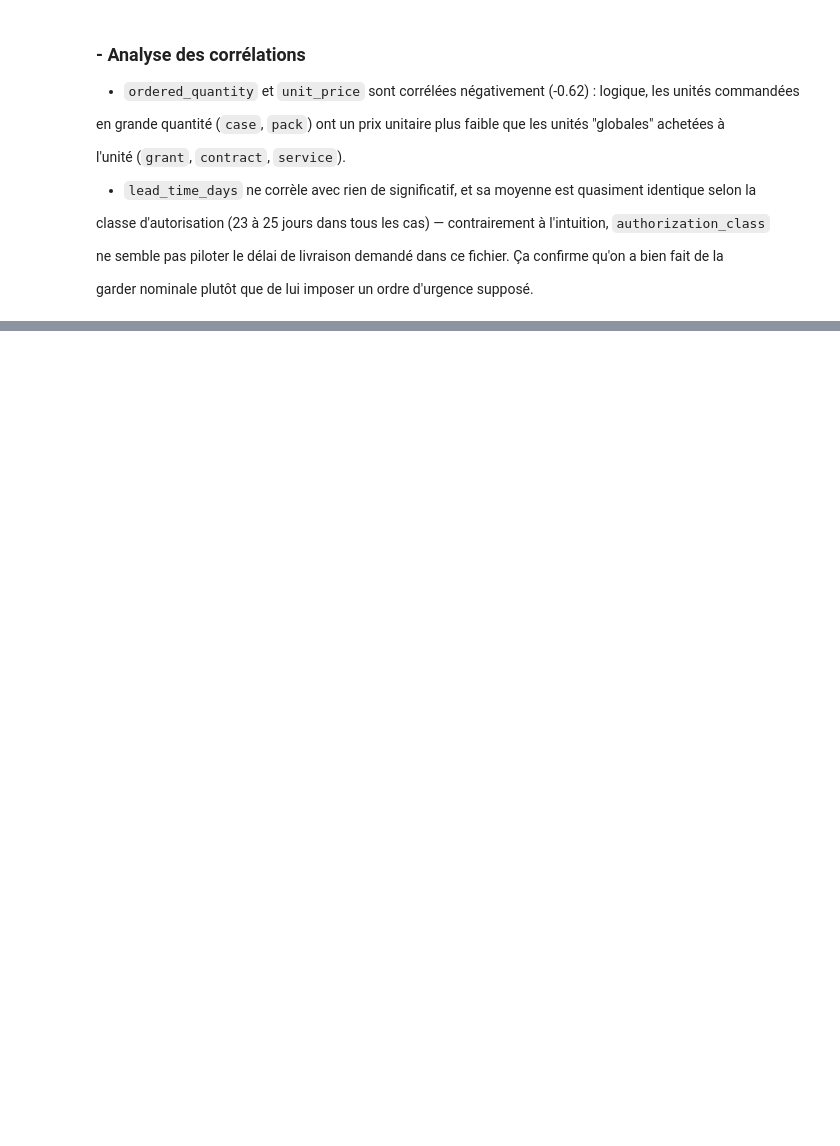
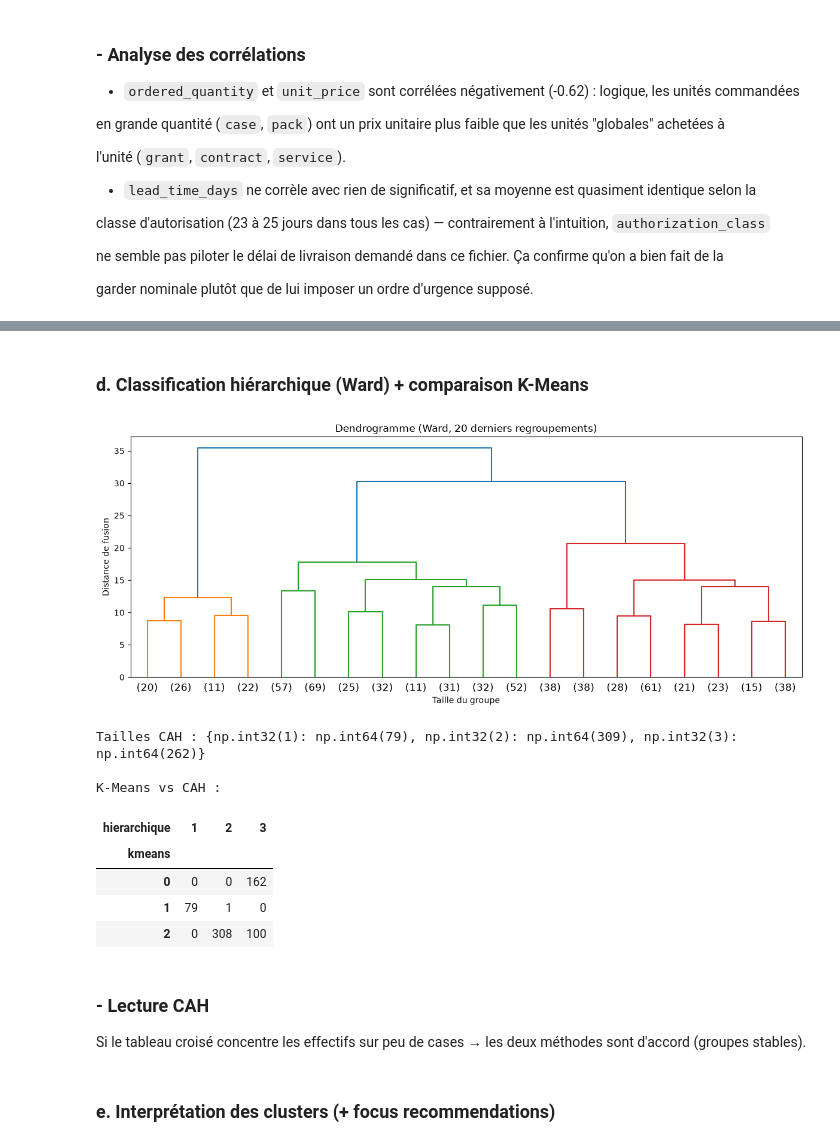
Before and after one commit to HananeDjouadi/G05-DataMining-2627, a Jupyter notebook: data/logistics/purchase_order_lines.ipynb, the cells around one changed output, grey strips where cells are left out. Cells and saved outputs as stored; diff of their text form; code cells hidden in the pictures; blank space fills up the shorter version.

```diff
--- a/data/logistics/purchase_order_lines.ipynb
+++ b/data/logistics/purchase_order_lines.ipynb
@@ -518,0 +1120,33 @@ certitude l'ordre exact voulu par le métier ;
+# %% [markdown]
+### d. Classification hiérarchique (Ward) + comparaison K-Means
+# %%
+from scipy.cluster.hierarchy import linkage, dendrogram, fcluster
+
+Z = linkage(X_scaled, method="ward")
+
+plt.figure(figsize=(12, 5))
+dendrogram(Z, truncate_mode="lastp", p=20, show_leaf_counts=True)
+plt.title("Dendrogramme (Ward, 20 derniers regroupements)")
+plt.xlabel("Taille du groupe"); plt.ylabel("Distance de fusion")
+plt.tight_layout(); plt.show()
+
+labels_hc = fcluster(Z, t=k_final, criterion="maxclust")
+print("Tailles CAH :", dict(zip(*np.unique(labels_hc, return_counts=True))))
+print("\nK-Means vs CAH :")
+display(pd.crosstab(labels_km, labels_hc, rownames=["kmeans"], colnames=["hierarchique"]))
+# %% [output]
+[figure, added]
+Tailles CAH : {np.int32(1): np.int64(79), np.int32(2): np.int64(309), np.int32(3): np.int64(262)}
+
+K-Means vs CAH :
+| hierarchique | 1 | 2 | 3 |
+| kmeans |  |  |  |
+| 0 | 0 | 0 | 162 |
+| 1 | 79 | 1 | 0 |
+| 2 | 0 | 308 | 100 |
+# %% [markdown]
+### - Lecture CAH
+
+Si le tableau croisé concentre les effectifs sur peu de cases → les deux méthodes sont d'accord (groupes stables).
+# %% [markdown]
+### e. Interprétation des clusters (+ focus recommendations)
```
Also changed, not shown: parts of 78 cells of this notebook, 2 other files.
